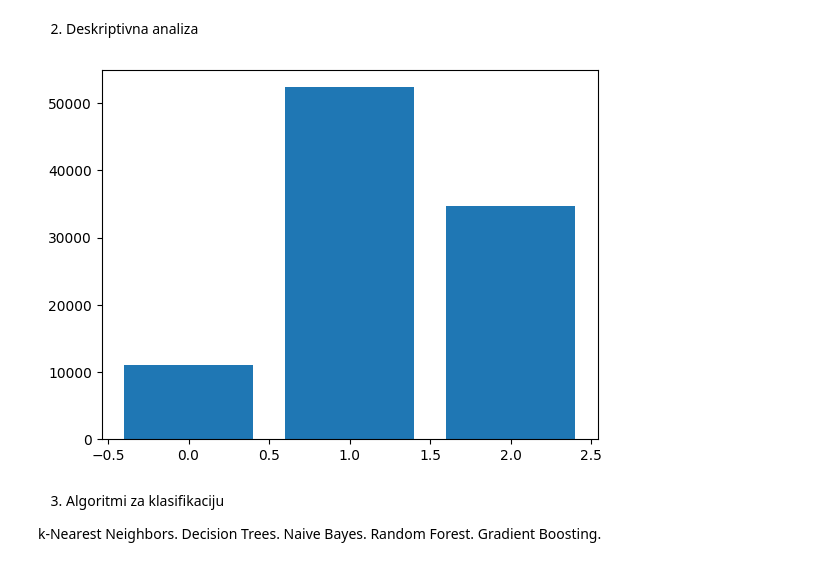
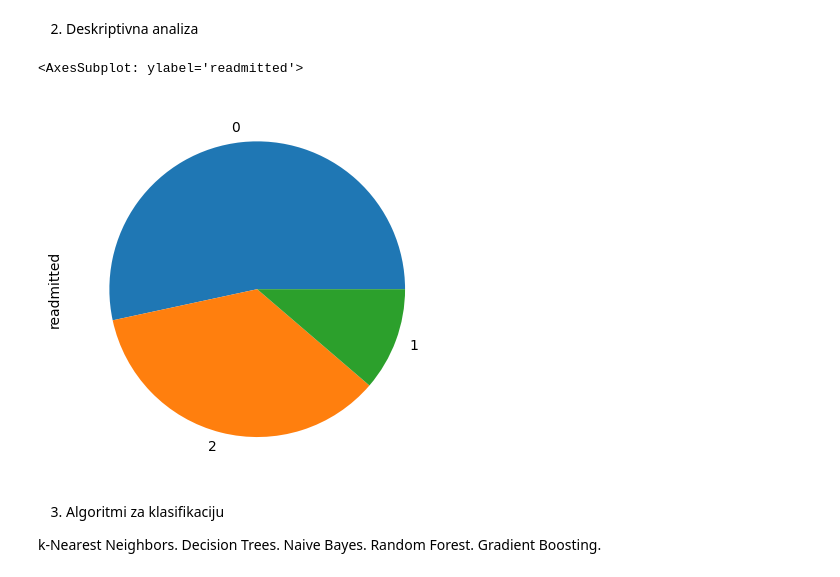
Before and after one commit to mjovanovic9999/ML, a Jupyter notebook: I/notebook/main.ipynb, the cells around one changed output. Cells and saved outputs as stored; diff of their text form; code cells hidden in the pictures.

```diff
--- a/I/notebook/main.ipynb
+++ b/I/notebook/main.ipynb
@@ -228,6 +228,11 @@ a1_scale_mapper = {
     'Norm': 1,
     '>7': 2,
     '>8': 3,
+}
+class_mapper = {
+    'NO':0,
+    '<30':1,
+    '>30':2
 }
 
 one_hot = LabelBinarizer()
@@ -254,7 +259,8 @@ for col in lab_coded:
 
 dataframe['change'] = one_hot.fit_transform(dataframe['change'])
 dataframe['diabetesMed'] = one_hot.fit_transform(dataframe['diabetesMed'])
-dataframe['readmitted'] = lab_enc.fit_transform(dataframe['readmitted'])
+
+dataframe['readmitted'].replace(class_mapper, inplace=True)
 
 dataframe.head()
 # %% [output]
@@ -377,14 +383,11 @@ def select_best_columns(df, target, best_ratio):
 # print(dataframe_onehot.shape)
 # %% [markdown]
 2.   Deskriptivna analiza
-# %%
-x = dataframe_onehot['readmitted'].unique()
-y = dataframe_onehot['readmitted'].value_counts()
-
-plt.bar(x, y)
-plt.show()
-# %% [output]
-[figure, removed]
+# %%
+dataframe_onehot['readmitted'].value_counts().plot(kind='pie')
+# %% [output]
+<AxesSubplot: ylabel='readmitted'>
+[figure, added]
 # %%
 def feature_importance(df):
     target = 'readmitted'
```
Also changed, not shown: parts of 11 cells of this notebook.
